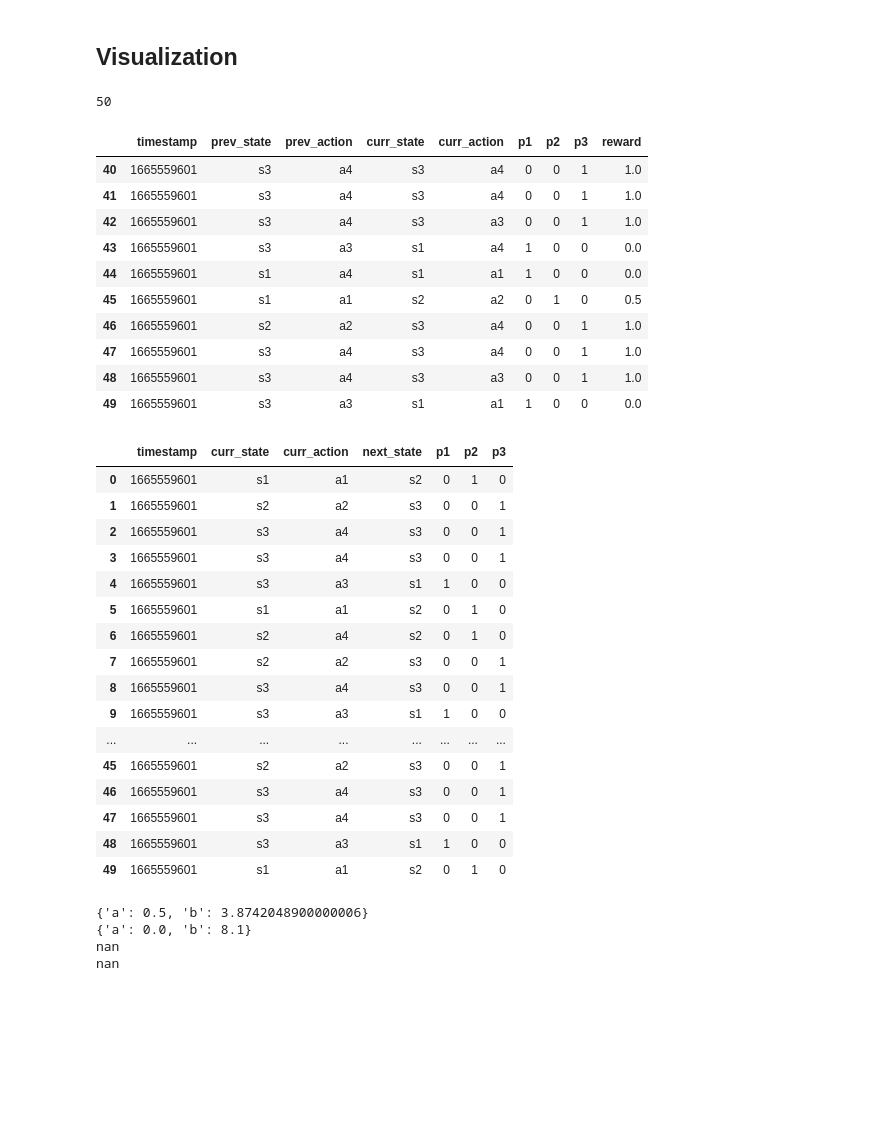
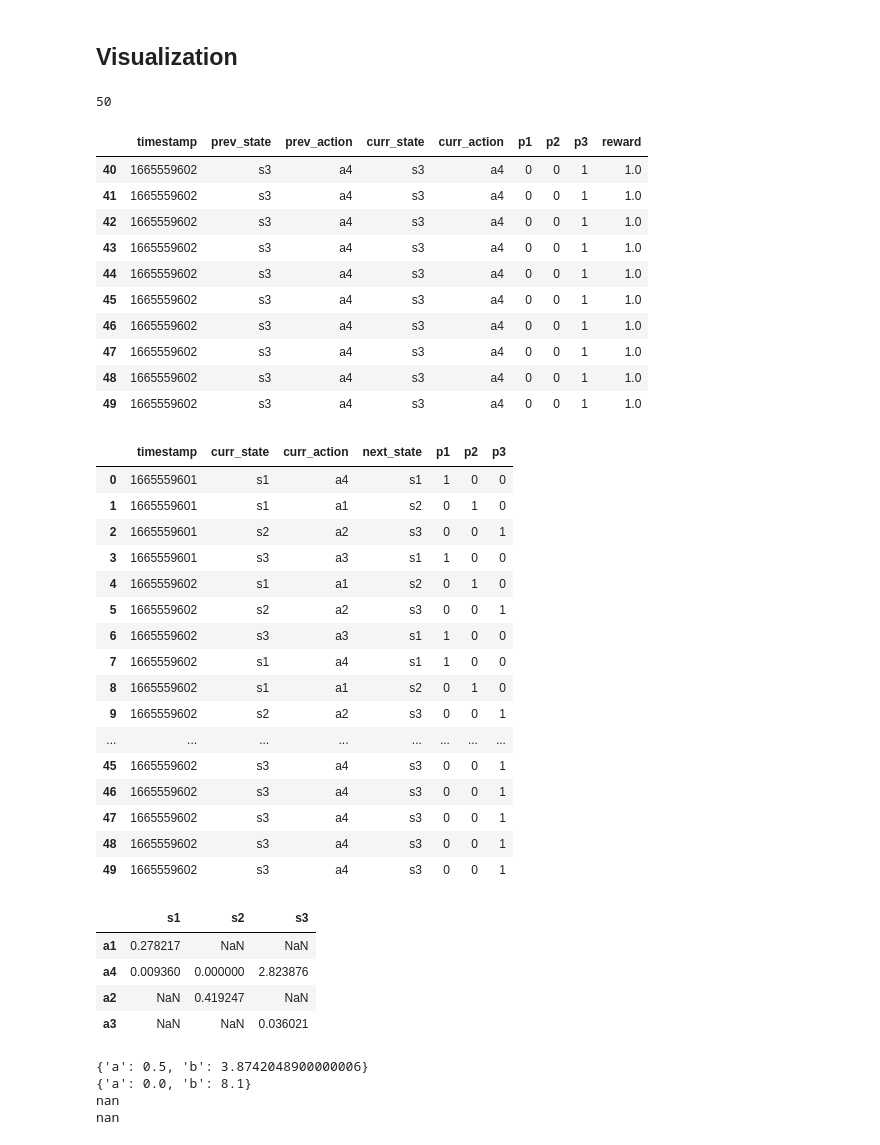
Before and after one commit to untitle4/rl_framework, a Jupyter notebook: notebooks/data_vis_tool.ipynb, the cells around one changed output. Cells and saved outputs as stored; diff of their text form; code cells hidden in the pictures; blank space fills up the shorter version.

```diff
--- a/notebooks/data_vis_tool.ipynb
+++ b/notebooks/data_vis_tool.ipynb
@@ -91,37 +91,42 @@ def plot_distribution(identifier, state, skip=False):
 # %% [markdown]
 ## Visualization
 # %%
-get_result('thompson_sampling')
+get_result('upper_confidence_bound')
 # %% [output]
 50
 |  | timestamp | prev_state | prev_action | curr_state | curr_action | p1 | p2 | p3 | reward |
-| 40 | 1665559601 | s3 | a4 | s3 | a4 | 0 | 0 | 1 | 1.0 |
-| 41 | 1665559601 | s3 | a4 | s3 | a4 | 0 | 0 | 1 | 1.0 |
-| 42 | 1665559601 | s3 | a4 | s3 | a3 | 0 | 0 | 1 | 1.0 |
-| 43 | 1665559601 | s3 | a3 | s1 | a4 | 1 | 0 | 0 | 0.0 |
-| 44 | 1665559601 | s1 | a4 | s1 | a1 | 1 | 0 | 0 | 0.0 |
-| 45 | 1665559601 | s1 | a1 | s2 | a2 | 0 | 1 | 0 | 0.5 |
-| 46 | 1665559601 | s2 | a2 | s3 | a4 | 0 | 0 | 1 | 1.0 |
-| 47 | 1665559601 | s3 | a4 | s3 | a4 | 0 | 0 | 1 | 1.0 |
-| 48 | 1665559601 | s3 | a4 | s3 | a3 | 0 | 0 | 1 | 1.0 |
-| 49 | 1665559601 | s3 | a3 | s1 | a1 | 1 | 0 | 0 | 0.0 |
+| 40 | 1665559602 | s3 | a4 | s3 | a4 | 0 | 0 | 1 | 1.0 |
+| 41 | 1665559602 | s3 | a4 | s3 | a4 | 0 | 0 | 1 | 1.0 |
+| 42 | 1665559602 | s3 | a4 | s3 | a4 | 0 | 0 | 1 | 1.0 |
+| 43 | 1665559602 | s3 | a4 | s3 | a4 | 0 | 0 | 1 | 1.0 |
+| 44 | 1665559602 | s3 | a4 | s3 | a4 | 0 | 0 | 1 | 1.0 |
+| 45 | 1665559602 | s3 | a4 | s3 | a4 | 0 | 0 | 1 | 1.0 |
+| 46 | 1665559602 | s3 | a4 | s3 | a4 | 0 | 0 | 1 | 1.0 |
+| 47 | 1665559602 | s3 | a4 | s3 | a4 | 0 | 0 | 1 | 1.0 |
+| 48 | 1665559602 | s3 | a4 | s3 | a4 | 0 | 0 | 1 | 1.0 |
+| 49 | 1665559602 | s3 | a4 | s3 | a4 | 0 | 0 | 1 | 1.0 |
 |  | timestamp | curr_state | curr_action | next_state | p1 | p2 | p3 |
-| 0 | 1665559601 | s1 | a1 | s2 | 0 | 1 | 0 |
-| 1 | 1665559601 | s2 | a2 | s3 | 0 | 0 | 1 |
-| 2 | 1665559601 | s3 | a4 | s3 | 0 | 0 | 1 |
-| 3 | 1665559601 | s3 | a4 | s3 | 0 | 0 | 1 |
-| 4 | 1665559601 | s3 | a3 | s1 | 1 | 0 | 0 |
-| 5 | 1665559601 | s1 | a1 | s2 | 0 | 1 | 0 |
-| 6 | 1665559601 | s2 | a4 | s2 | 0 | 1 | 0 |
-| 7 | 1665559601 | s2 | a2 | s3 | 0 | 0 | 1 |
-| 8 | 1665559601 | s3 | a4 | s3 | 0 | 0 | 1 |
-| 9 | 1665559601 | s3 | a3 | s1 | 1 | 0 | 0 |
+| 0 | 1665559601 | s1 | a4 | s1 | 1 | 0 | 0 |
+| 1 | 1665559601 | s1 | a1 | s2 | 0 | 1 | 0 |
+| 2 | 1665559601 | s2 | a2 | s3 | 0 | 0 | 1 |
+| 3 | 1665559601 | s3 | a3 | s1 | 1 | 0 | 0 |
+| 4 | 1665559602 | s1 | a1 | s2 | 0 | 1 | 0 |
+| 5 | 1665559602 | s2 | a2 | s3 | 0 | 0 | 1 |
+| 6 | 1665559602 | s3 | a3 | s1 | 1 | 0 | 0 |
+| 7 | 1665559602 | s1 | a4 | s1 | 1 | 0 | 0 |
+| 8 | 1665559602 | s1 | a1 | s2 | 0 | 1 | 0 |
+| 9 | 1665559602 | s2 | a2 | s3 | 0 | 0 | 1 |
 | ... | ... | ... | ... | ... | ... | ... | ... |
-| 45 | 1665559601 | s2 | a2 | s3 | 0 | 0 | 1 |
-| 46 | 1665559601 | s3 | a4 | s3 | 0 | 0 | 1 |
-| 47 | 1665559601 | s3 | a4 | s3 | 0 | 0 | 1 |
-| 48 | 1665559601 | s3 | a3 | s1 | 1 | 0 | 0 |
-| 49 | 1665559601 | s1 | a1 | s2 | 0 | 1 | 0 |
+| 45 | 1665559602 | s3 | a4 | s3 | 0 | 0 | 1 |
+| 46 | 1665559602 | s3 | a4 | s3 | 0 | 0 | 1 |
+| 47 | 1665559602 | s3 | a4 | s3 | 0 | 0 | 1 |
+| 48 | 1665559602 | s3 | a4 | s3 | 0 | 0 | 1 |
+| 49 | 1665559602 | s3 | a4 | s3 | 0 | 0 | 1 |
+|  | s1 | s2 | s3 |
+| a1 | 0.278217 | NaN | NaN |
+| a4 | 0.009360 | 0.000000 | 2.823876 |
+| a2 | NaN | 0.419247 | NaN |
+| a3 | NaN | NaN | 0.036021 |
 # %%
 plot_for_task('thompson_sampling')
 # %% [output]
```
